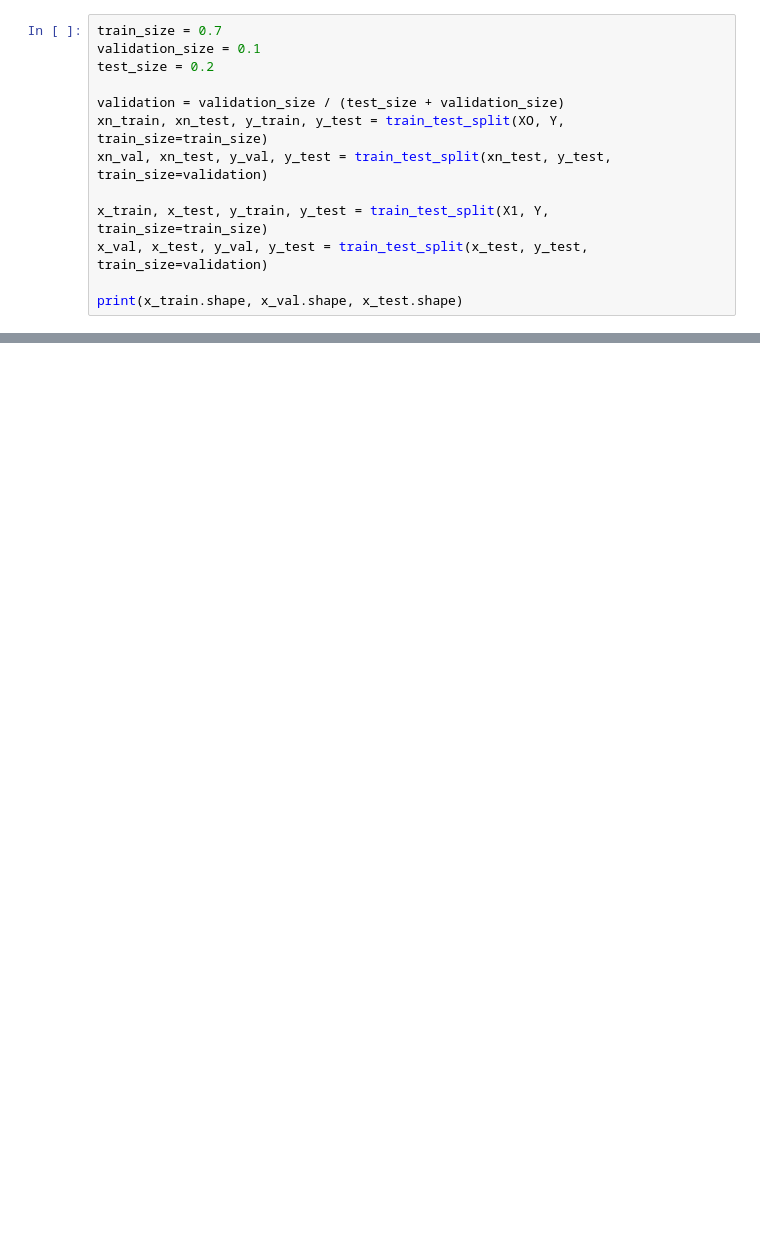
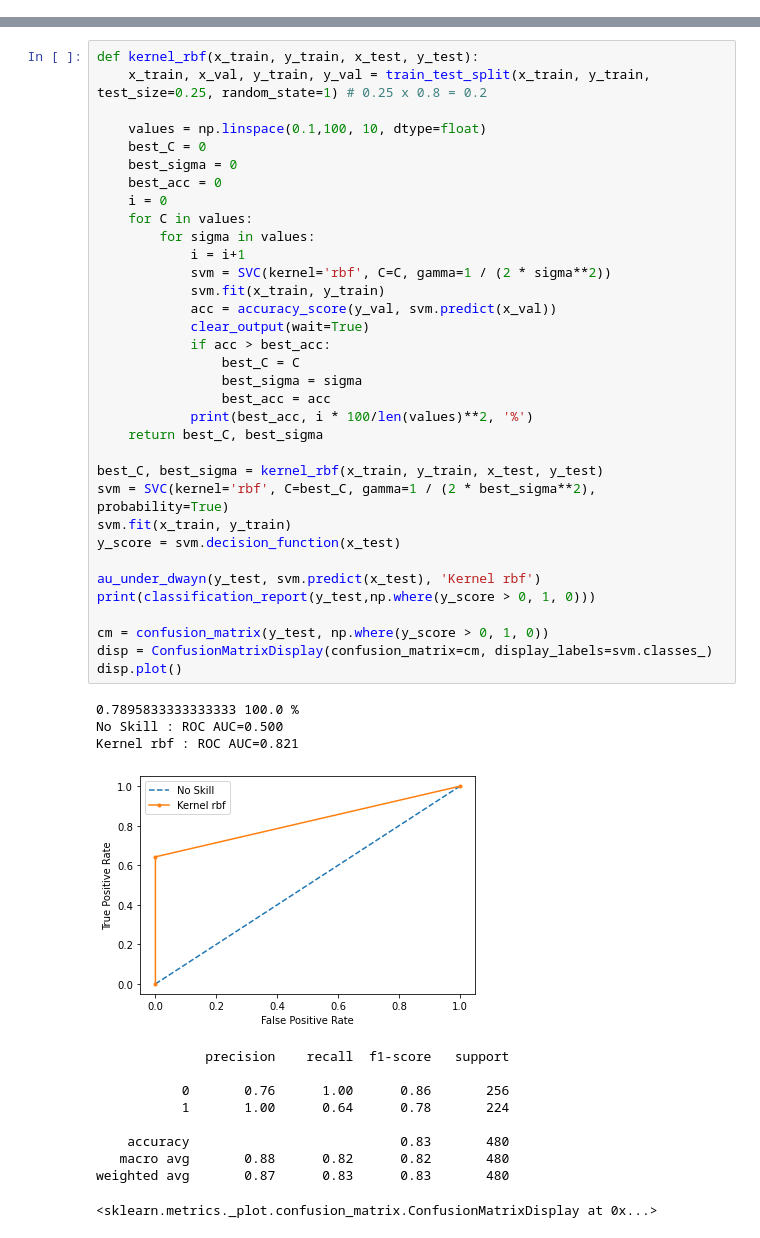
Before and after one commit to miferr/Aprendizaje-Automatico, a Jupyter notebook: Proyecto/Regresion lineal proyecto AA.ipynb, the cells around one changed output, grey strips where cells are left out. Drawn from its saved outputs; the diff is of its cells as text; blank space fills up the shorter version.

```diff
--- a/Proyecto/Regresion lineal proyecto AA.ipynb
+++ b/Proyecto/Regresion lineal proyecto AA.ipynb
@@ -51,13 +0,0 @@ columnas = np.shape(XO)[1]
-# %%
-train_size = 0.7
-validation_size = 0.1
-test_size = 0.2
-
-validation = validation_size / (test_size + validation_size)
-xn_train, xn_test, y_train, y_test = train_test_split(XO, Y, train_size=train_size)
-xn_val, xn_test, y_val, y_test = train_test_split(xn_test, y_test, train_size=validation)
-
-x_train, x_test, y_train, y_test = train_test_split(X1, Y, train_size=train_size)
-x_val, x_test, y_val, y_test = train_test_split(x_test, y_test, train_size=validation)
-
-print(x_train.shape, x_val.shape, x_test.shape)
@@ -290,0 +64,48 @@ acc
+# %%
+def kernel_rbf(x_train, y_train, x_test, y_test):
+    x_train, x_val, y_train, y_val = train_test_split(x_train, y_train, test_size=0.25, random_state=1) # 0.25 x 0.8 = 0.2
+
+    values = np.linspace(0.1,100, 10, dtype=float)
+    best_C = 0
+    best_sigma = 0
+    best_acc = 0
+    i = 0
+    for C in values:
+        for sigma in values:
+            i = i+1
+            svm = SVC(kernel='rbf', C=C, gamma=1 / (2 * sigma**2))
+            svm.fit(x_train, y_train)
+            acc = accuracy_score(y_val, svm.predict(x_val))
+            clear_output(wait=True)
+            if acc > best_acc:
+                best_C = C
+                best_sigma = sigma
+                best_acc = acc
+            print(best_acc, i * 100/len(values)**2, '%')
+    return best_C, best_sigma
+
+best_C, best_sigma = kernel_rbf(x_train, y_train, x_test, y_test)
+svm = SVC(kernel='rbf', C=best_C, gamma=1 / (2 * best_sigma**2), probability=True)
+svm.fit(x_train, y_train)
+y_score = svm.decision_function(x_test)
+
+au_under_dwayn(y_test, svm.predict(x_test), 'Kernel rbf')
+print(classification_report(y_test,np.where(y_score > 0, 1, 0)))
+
+cm = confusion_matrix(y_test, np.where(y_score > 0, 1, 0))
+disp = ConfusionMatrixDisplay(confusion_matrix=cm, display_labels=svm.classes_)
+disp.plot()
+# %% [output]
+0.7895833333333333 100.0 %
+No Skill : ROC AUC=0.500
+Kernel rbf : ROC AUC=0.821
+[figure, added]
+              precision    recall  f1-score   support
+
+           0       0.76      1.00      0.86       256
+           1       1.00      0.64      0.78       224
+
+    accuracy                           0.83       480
+   macro avg       0.88      0.82      0.82       480
+weighted avg       0.87      0.83      0.83       480
+<sklearn.metrics._plot.confusion_matrix.ConfusionMatrixDisplay at 0x...>
```
Also changed, not shown: parts of 40 cells of this notebook, 3 other files.
